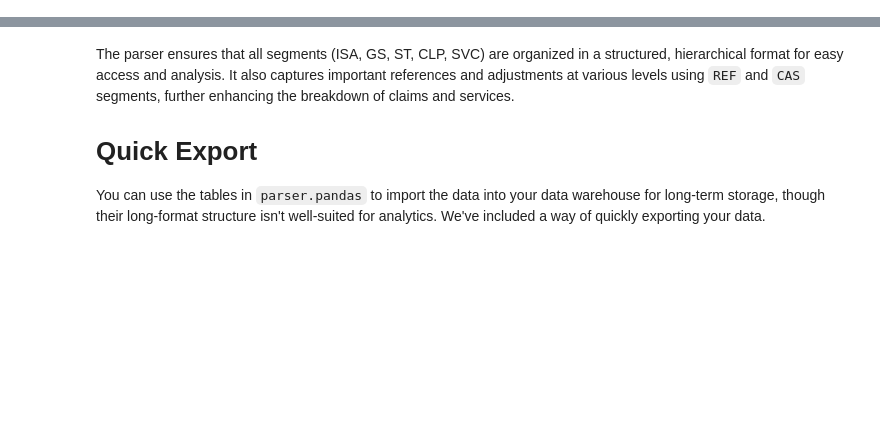
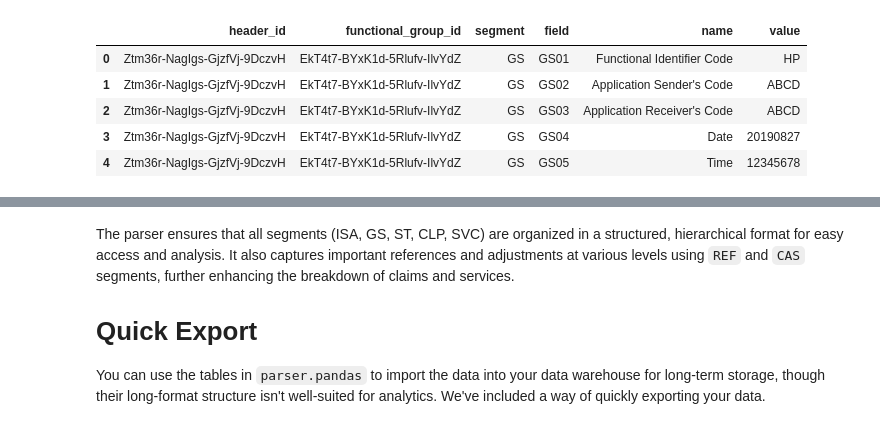
Before and after one commit to DHR-Health/py835, a Jupyter notebook: README.ipynb, the cells around one changed output, grey strips where cells are left out. Saved outputs shown, nothing was run; the diff lists cells and outputs as text; code cells hidden in the pictures; blank space fills up the shorter version.

```diff
--- a/README.ipynb
+++ b/README.ipynb
@@ -187,0 +143,10 @@ parser.pandas.SERVICES_CAS.head(3)
+# %%
+# Example Functional Group
+parser.TABLES['FUNCTIONAL_GROUPS'].head(5)
+# %% [output]
+|  | header_id | functional_group_id | segment | field | name | value |
+| 0 | Ztm36r-NagIgs-GjzfVj-9DczvH | EkT4t7-BYxK1d-5Rlufv-IlvYdZ | GS | GS01 | Functional Identifier Code | HP |
+| 1 | Ztm36r-NagIgs-GjzfVj-9DczvH | EkT4t7-BYxK1d-5Rlufv-IlvYdZ | GS | GS02 | Application Sender's Code | ABCD |
+| 2 | Ztm36r-NagIgs-GjzfVj-9DczvH | EkT4t7-BYxK1d-5Rlufv-IlvYdZ | GS | GS03 | Application Receiver's Code | ABCD |
+| 3 | Ztm36r-NagIgs-GjzfVj-9DczvH | EkT4t7-BYxK1d-5Rlufv-IlvYdZ | GS | GS04 | Date | 20190827 |
+| 4 | Ztm36r-NagIgs-GjzfVj-9DczvH | EkT4t7-BYxK1d-5Rlufv-IlvYdZ | GS | GS05 | Time | 12345678 |
```
Also changed, not shown: parts of 39 cells of this notebook, 3 other files.
